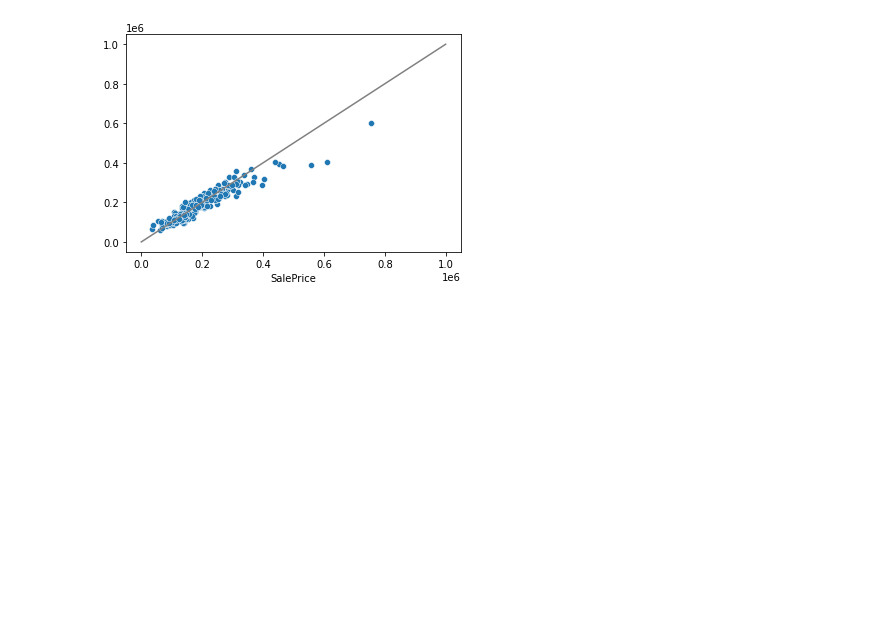
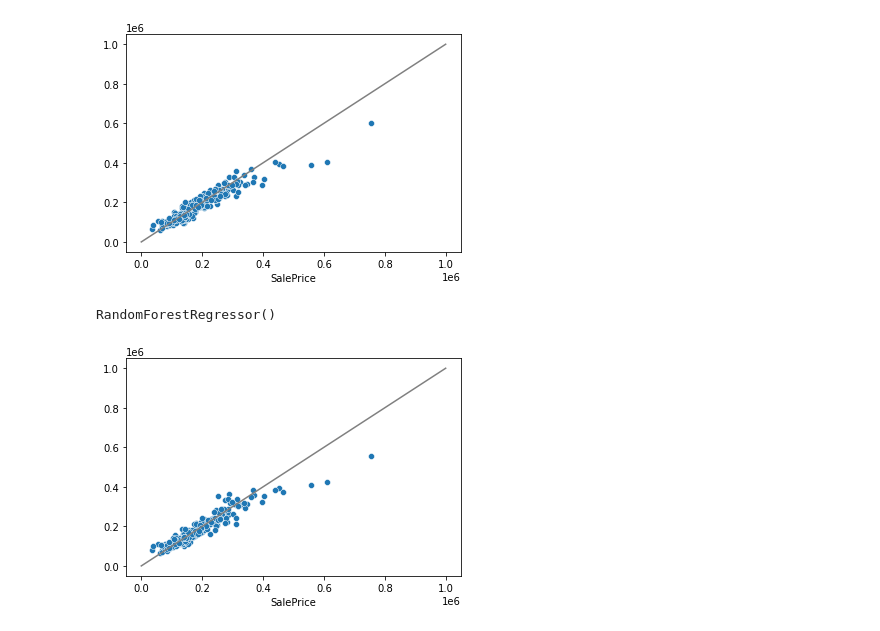
Before and after one commit to ilijalazarevic/boston_housing_example, a Jupyter notebook: linear_model.ipynb, the cells around one changed output. Cells and saved outputs as stored; diff of their text form; code cells hidden in the pictures; blank space fills up the shorter version.

Commit message:
Add another estimator. Better r2 metric value.

```diff
--- a/linear_model.ipynb
+++ b/linear_model.ipynb
@@ -104,7 +122,7 @@ input_pipeline = sklearn.pipeline.Pipeline([
 target_transformer = sklearn.preprocessing.FunctionTransformer(func=np.log,
                                                                inverse_func=np.exp)
 
-estimator = sklearn.compose.TransformedTargetRegressor(regressor=input_pipeline,
+estimator1 = sklearn.compose.TransformedTargetRegressor(regressor=input_pipeline,
                                                        transformer=target_transformer)
 # %%
 cv = sklearn.model_selection.KFold(n_splits=5,
@@ -122,7 +140,7 @@ cv_scores
 # %% [output]
 array([ 0.88276142,  0.62057188, -0.64820143,  0.86793259,  0.87008855])
 # %%
-estimator.fit(X_train, y_train)
+estimator1.fit(X_train, y_train)
 # %% [output]
 TransformedTargetRegressor(regressor=Pipeline(steps=[('std', StandardScaler()),
                                                      ('lr',
@@ -136,3 +154,16 @@ sns.scatterplot(y_test, preds);
 plt.plot([0, 1e6], [0, 1e6], color='grey');
 # %% [output]
 [figure]
+# %%
+estimator2 = sklearn.ensemble.RandomForestRegressor()
+
+estimator2.fit(X_train, y_train)
+# %% [output]
+RandomForestRegressor()
+# %%
+preds2 = estimator2.predict(X_test)
+# %%
+sns.scatterplot(y_test, preds2);
+plt.plot([0, 1e6], [0, 1e6], color='grey');
+# %% [output]
+[figure, added]
```
Also changed, not shown: parts of 6 cells of this notebook, 3 other files.
